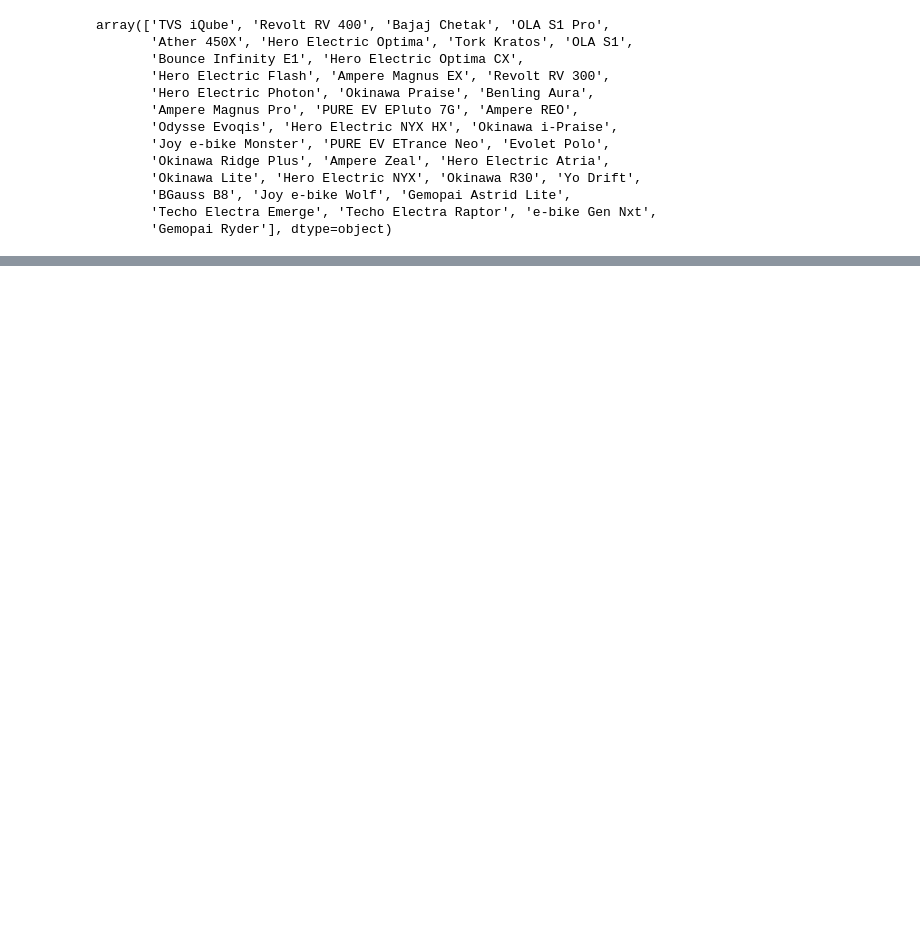
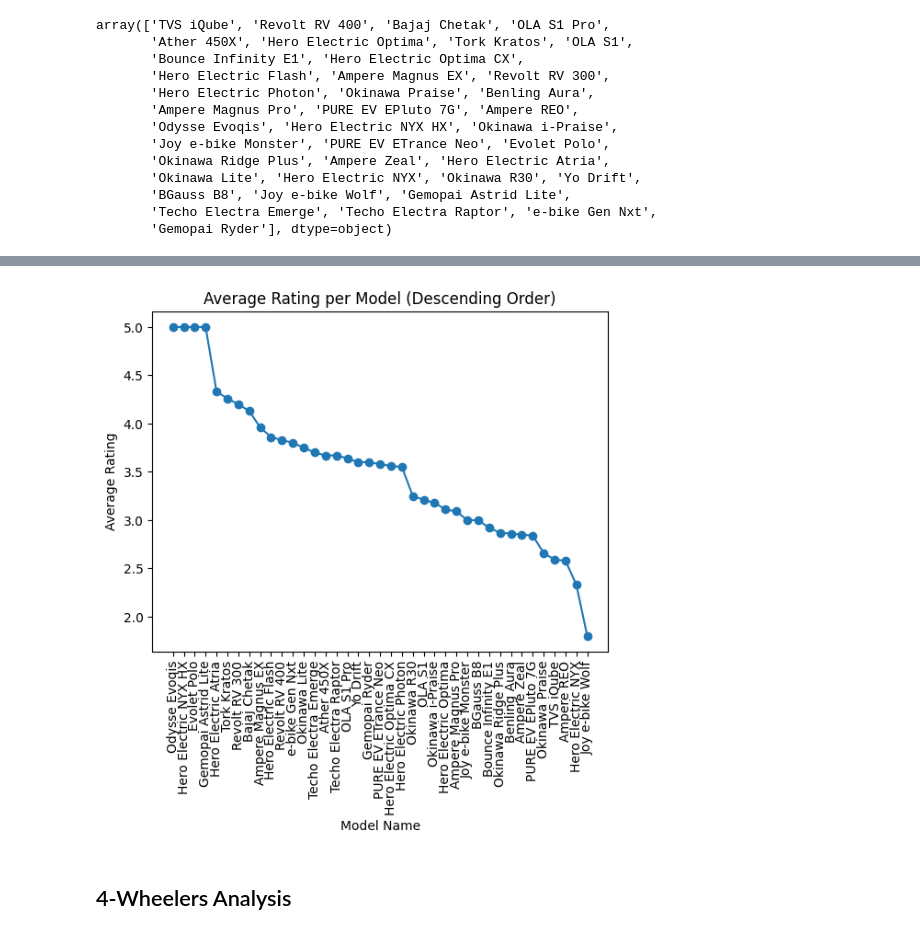
Before and after one commit to Hemant-Dua/EV-Market-Segmentation, a Jupyter notebook: main.ipynb, the cells around one changed output, grey strips where cells are left out. Drawn from its saved outputs; the diff is of its cells as text; code cells hidden in the pictures; blank space fills up the shorter version.

```diff
--- a/main.ipynb
+++ b/main.ipynb
@@ -149,0 +174,24 @@ array(['TVS iQube', 'Revolt RV 400', 'Bajaj Chetak', 'OLA S1 Pro',
+# %%
+rating_by_model = dict(zip(model_name, rating))
+# %%
+rating_by_model = dict(sorted(rating_by_model.items(), key=lambda item: item[1], reverse=True))
+
+# Extract keys and values from the dictionary
+keys = list(rating_by_model.keys())
+values = list(rating_by_model.values())
+
+# Create line chart
+plt.plot(keys, values, marker='o')
+
+# Add labels and title
+plt.xlabel('Model Name')
+plt.ylabel('Average Rating')
+plt.title('Average Rating per Model (Descending Order)')
+plt.xticks(rotation=90)
+
+# Show plot
+plt.show()
+# %% [output]
+[figure, added]
+# %% [markdown]
+## 4-Wheelers Analysis
```
Also changed, not shown: parts of 10 cells of this notebook, 1 other file.
